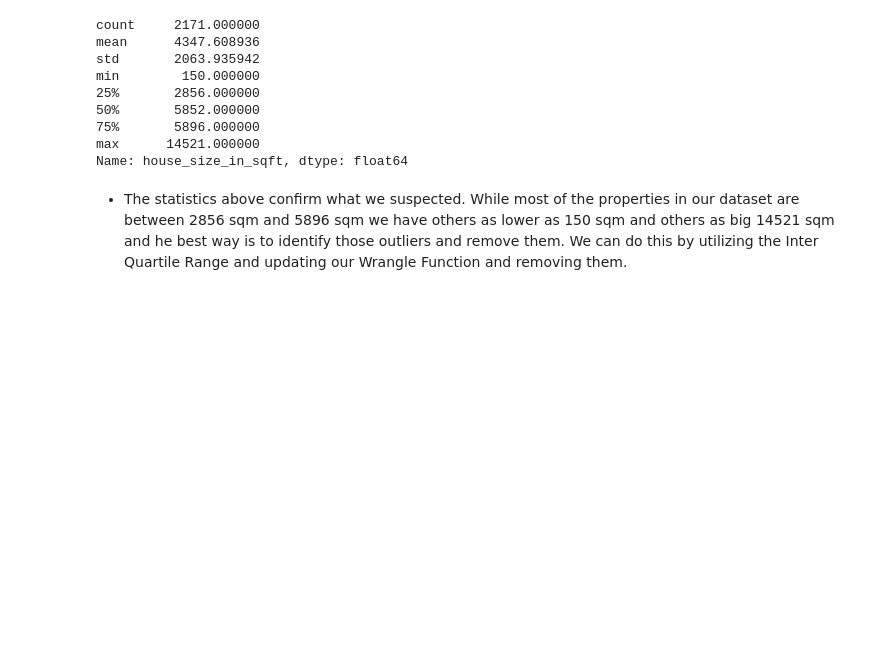
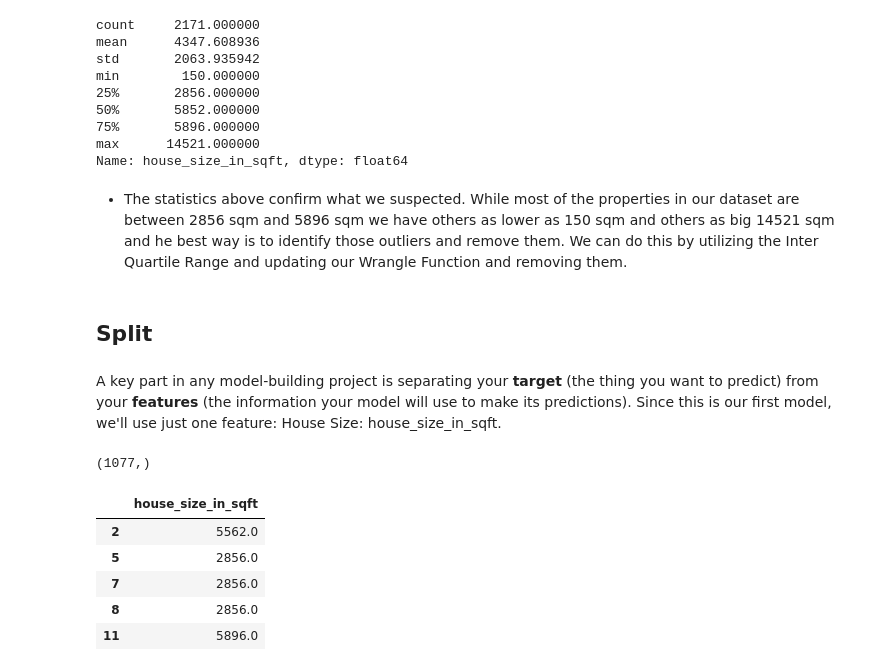
Before and after one commit to dumisanimukuchura/Dehli-Indian-Housing-Analysis-Part-2-Predict-Price-with-Size-Linear-Regression, a Jupyter notebook: notebook/Dehli-Indian-Housing-Analysis-Part-2-Predict-Price-with-Size-Linear-Regression.ipynb, the cells around one changed output. Drawn from its saved outputs; the diff is of its cells as text; code cells hidden in the pictures; blank space fills up the shorter version.

Commit message:
Split Training and Test Data and created Feature Matrix and Target Vector

```diff
--- a/notebook/Dehli-Indian-Housing-Analysis-Part-2-Predict-Price-with-Size-Linear-Regression.ipynb
+++ b/notebook/Dehli-Indian-Housing-Analysis-Part-2-Predict-Price-with-Size-Linear-Regression.ipynb
@@ -156,3 +156,46 @@ max      14521.000000
 Name: house_size_in_sqft, dtype: float64
 # %% [markdown]
 - The statistics above confirm what we suspected. While most of the properties in our dataset are between 2856 sqm and 5896 sqm we have others as lower as 150 sqm and others as big 14521 sqm and he best way is to identify those outliers and remove them. We can do this by utilizing the Inter Quartile Range and updating our Wrangle Function and removing them.
+# %% [markdown]
+## Split
+# %% [markdown]
+A key part in any model-building project is separating your **target** (the thing you want to predict) from your **features** (the information your model will use to make its predictions). Since this is our first model, we'll use just one feature: House Size: house_size_in_sqft.
+# %%
+#Splitting Data Set to have Training Data and Testing Data
+
+# Randomly select 100 rows for the test set with a fixed random state considering our DataFrame has finally 1177 Rows
+housing_test_df = housing_df.sample(n=100, random_state=42)
+
+# Remove the selected rows from the original DataFrame to create the training set
+housing_training_df = housing_df.drop(housing_test_df.index)
+
+# Define the file names for the CSV files
+test_file = "housing_test_data.csv"
+training_file = "housing_training_data.csv"
+
+# Construct the full paths to the new CSV files
+csv_file_path1 = os.path.join(data_dir, test_file)
+csv_file_path2 = os.path.join(data_dir, training_file)
+
+# Export the test set to a CSV file
+housing_test_df.to_csv(csv_file_path1, index=False)
+
+# Optionally, you can also export the training set to a CSV file
+housing_training_df.to_csv(csv_file_path2, index=False)
+# %%
+# Subset the Feature Matrix and the Target Vector using housing_training_df
+
+target = "price_approx_usd"
+feature = ["house_size_in_sqft"]
+y_train = housing_training_df[target]
+X_Train = housing_training_df[feature]
+print(y_train.shape)                    #To view a successful split into the Target Vectoe which should always be One-Dimensional
+X_Train.head()                          #To view a successful split into the Feature Matrix which should have a minimum of Two-Dimensions
+# %% [output]
+(1077,)
+|  | house_size_in_sqft |
+| 2 | 5562.0 |
+| 5 | 2856.0 |
+| 7 | 2856.0 |
+| 8 | 2856.0 |
+| 11 | 5896.0 |
```
Also changed, not shown: parts of 1 cell of this notebook, 2 other files.
